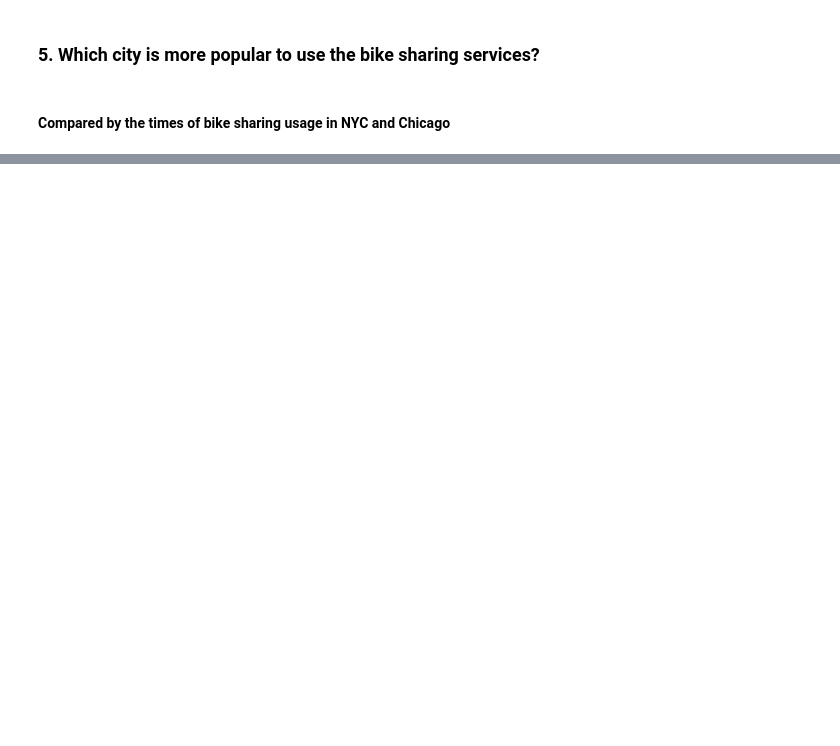
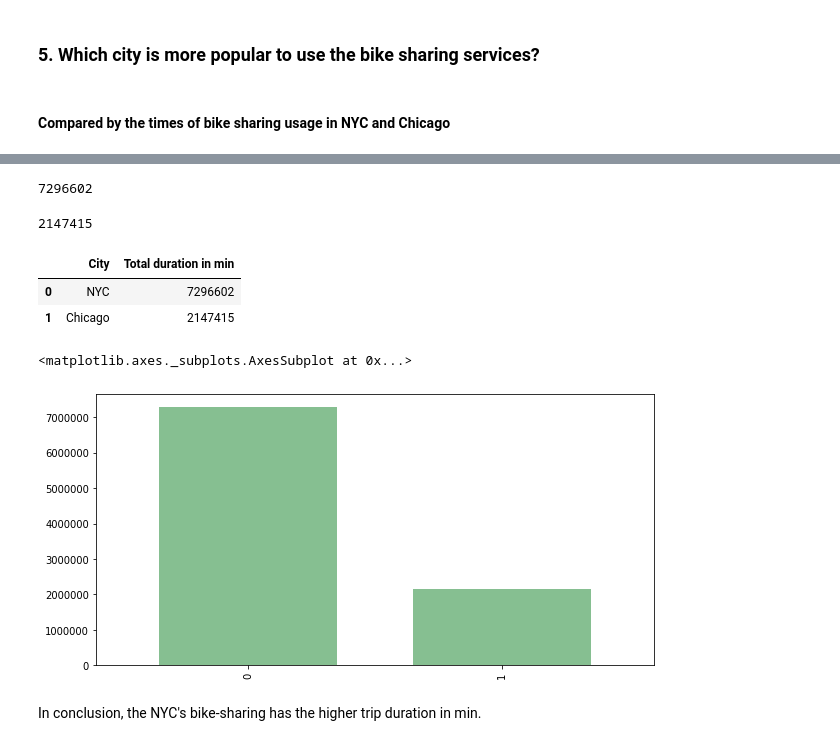
Before and after one commit to mandy941/final, a Jupyter notebook: final.ipynb, the cells around one changed output, grey strips where cells are left out. Drawn from its saved outputs; the diff is of its cells as text; code cells hidden in the pictures; blank space fills up the shorter version.

```diff
--- a/final.ipynb
+++ b/final.ipynb
@@ -1456,0 +1482,30 @@ In Chicago,
+# %%
+# use sum function yo sum the trip duration in min of NYC
+a = df1['Trip_Duration_in_min'].sum()
+a
+# %% [output]
+7296602
+# %%
+# use sum function yo sum the trip duration in min of Chicago
+b = chibike['minute'].sum()
+b
+# %% [output]
+2147415
+# %%
+# create a new dataframe which contains the trip duration in min for both city
+# print the result
+c = [['NYC',a],['Chicago',b]]
+both = pd.DataFrame(c, columns = ['City','Total duration in min'])
+both
+# %% [output]
+|  | City | Total duration in min |
+| 0 | NYC | 7296602 |
+| 1 | Chicago | 2147415 |
+# %%
+# use bar plot to show the difference between two cities.
+both['Total duration in min'].plot(kind='bar', figsize=(10, 5), color='#86bf91', zorder=2, width=0.7)
+# %% [output]
+<matplotlib.axes._subplots.AxesSubplot at 0x...>
+[figure, added]
+# %% [markdown]
+In conclusion, the NYC's bike-sharing has the higher trip duration in min.
```
Also changed, not shown: parts of 23 cells of this notebook.
